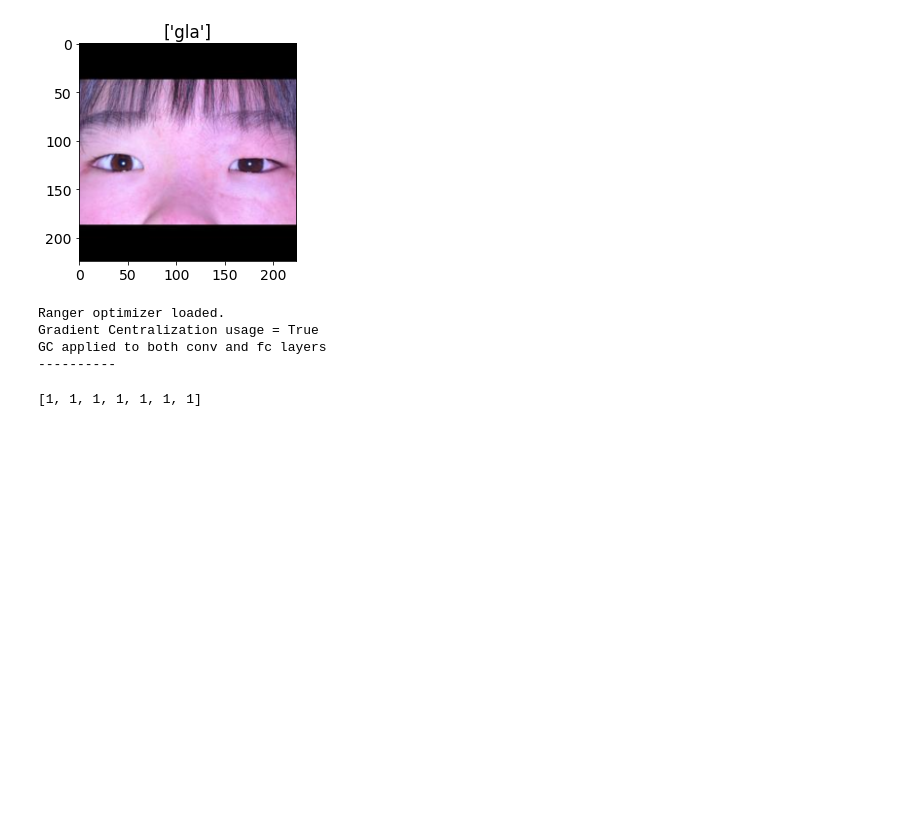
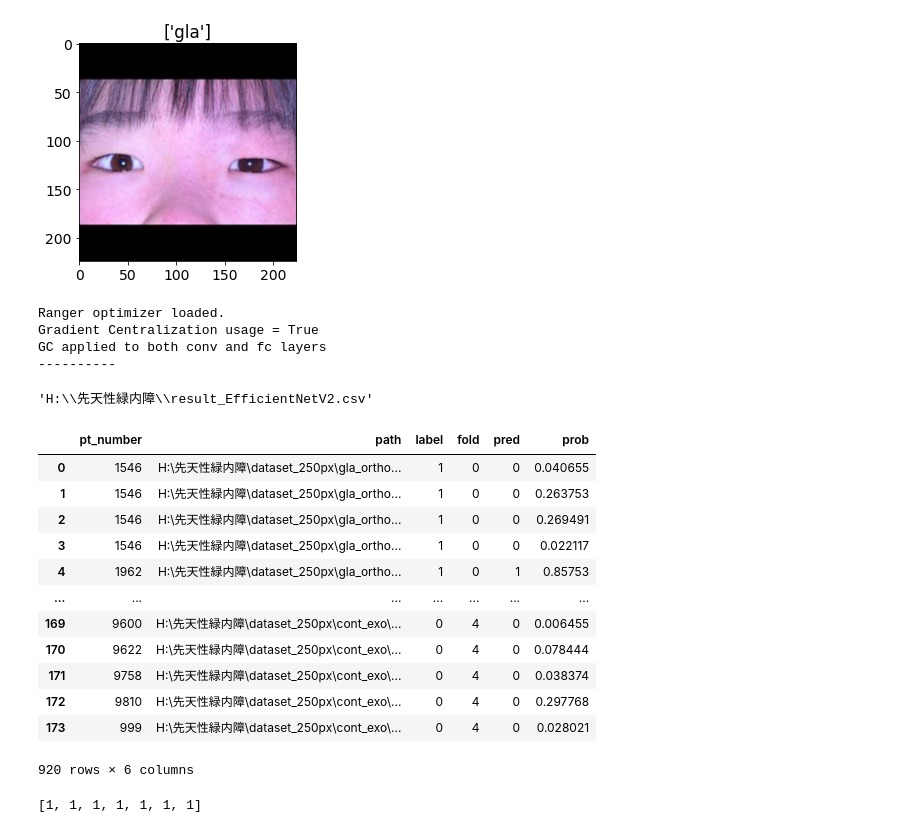
Before and after one commit to ykitaguchi77/CongenitalGlaucoma_AI_project, a Jupyter notebook: EfficientNetv2_training_to_streamlit.ipynb, the cells around one changed output. Drawn from its saved outputs; the diff is of its cells as text; code cells hidden in the pictures; blank space fills up the shorter version.

```diff
--- a/EfficientNetv2_training_to_streamlit.ipynb
+++ b/EfficientNetv2_training_to_streamlit.ipynb
@@ -1053,6 +1053,8 @@ patient_num
 # %%
 df_result.to_csv(result_csv_path,encoding="shift_jis", index=False) #save as csv
 # %%
+model_save_path = r"H:\先天性緑内障\model_EfficientNetV2_5fold"
+
 #GradCAMなし
 
 #Open reslut_csv
@@ -1140,6 +1142,9 @@ for fold in range(fold, 5): #指定したfoldから開始
     optimizer_ft = RangerAdaBelief(model_ft.parameters(), lr=1e-3, eps=1e-12, betas=(0.9,0.999))
     model_ft, train_loss, valid_loss = train_model(model_ft, criterion, optimizer_ft,  patience=10, num_epochs=30)
 
+    #save model
+    torch.save(model_ft, f"{model_save_path}/efficientnetv2_rw_s_{fold}.pth")
+
     # visualize the loss as the network trained
     fig = plt.figure(figsize=(10,8))
     plt.plot(range(1,len(train_loss)+1),train_loss, label='Training Loss')
@@ -1220,6 +1225,26 @@ Ranger optimizer loaded.
 Gradient Centralization usage = True
 GC applied to both conv and fc layers
 ----------
+# %%
+result_csv_path
+# %% [output]
+'H:\\先天性緑内障\\result_EfficientNetV2.csv'
+# %%
+df_result
+# %% [output]
+|  | pt_number | path | label | fold | pred | prob |
+| 0 | 1546 | H:\先天性緑内障\dataset_250px\gla_ortho... | 1 | 0 | 0 | 0.040655 |
+| 1 | 1546 | H:\先天性緑内障\dataset_250px\gla_ortho... | 1 | 0 | 0 | 0.263753 |
+| 2 | 1546 | H:\先天性緑内障\dataset_250px\gla_ortho... | 1 | 0 | 0 | 0.269491 |
+| 3 | 1546 | H:\先天性緑内障\dataset_250px\gla_ortho... | 1 | 0 | 0 | 0.022117 |
+| 4 | 1962 | H:\先天性緑内障\dataset_250px\gla_ortho... | 1 | 0 | 1 | 0.85753 |
+| ... | ... | ... | ... | ... | ... | ... |
+| 169 | 9600 | H:\先天性緑内障\dataset_250px\cont_exo\... | 0 | 4 | 0 | 0.006455 |
+| 170 | 9622 | H:\先天性緑内障\dataset_250px\cont_exo\... | 0 | 4 | 0 | 0.078444 |
+| 171 | 9758 | H:\先天性緑内障\dataset_250px\cont_exo\... | 0 | 4 | 0 | 0.038374 |
+| 172 | 9810 | H:\先天性緑内障\dataset_250px\cont_exo\... | 0 | 4 | 0 | 0.297768 |
+| 173 | 999 | H:\先天性緑内障\dataset_250px\cont_exo\... | 0 | 4 | 0 | 0.028021 |
+920 rows × 6 columns
 # %%
 #GradCAMあり
 
```
